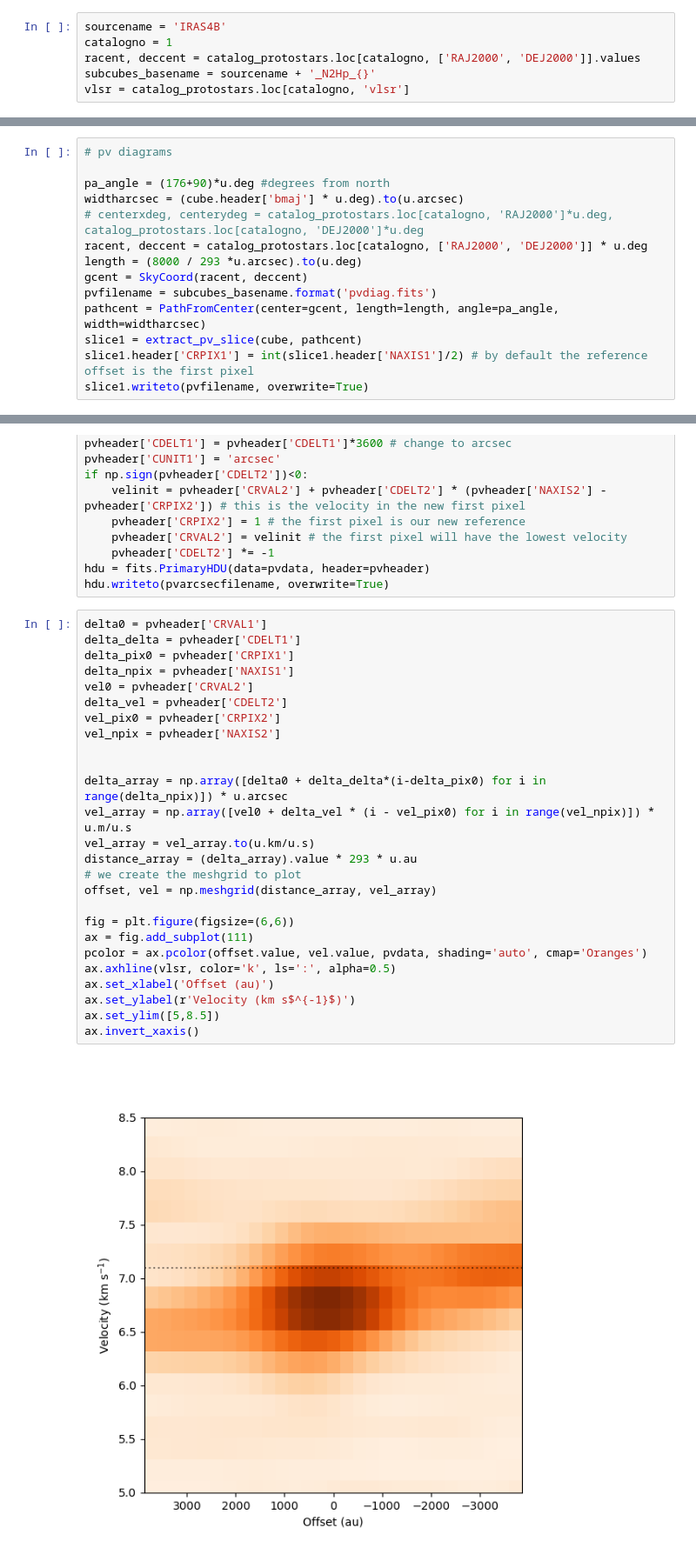
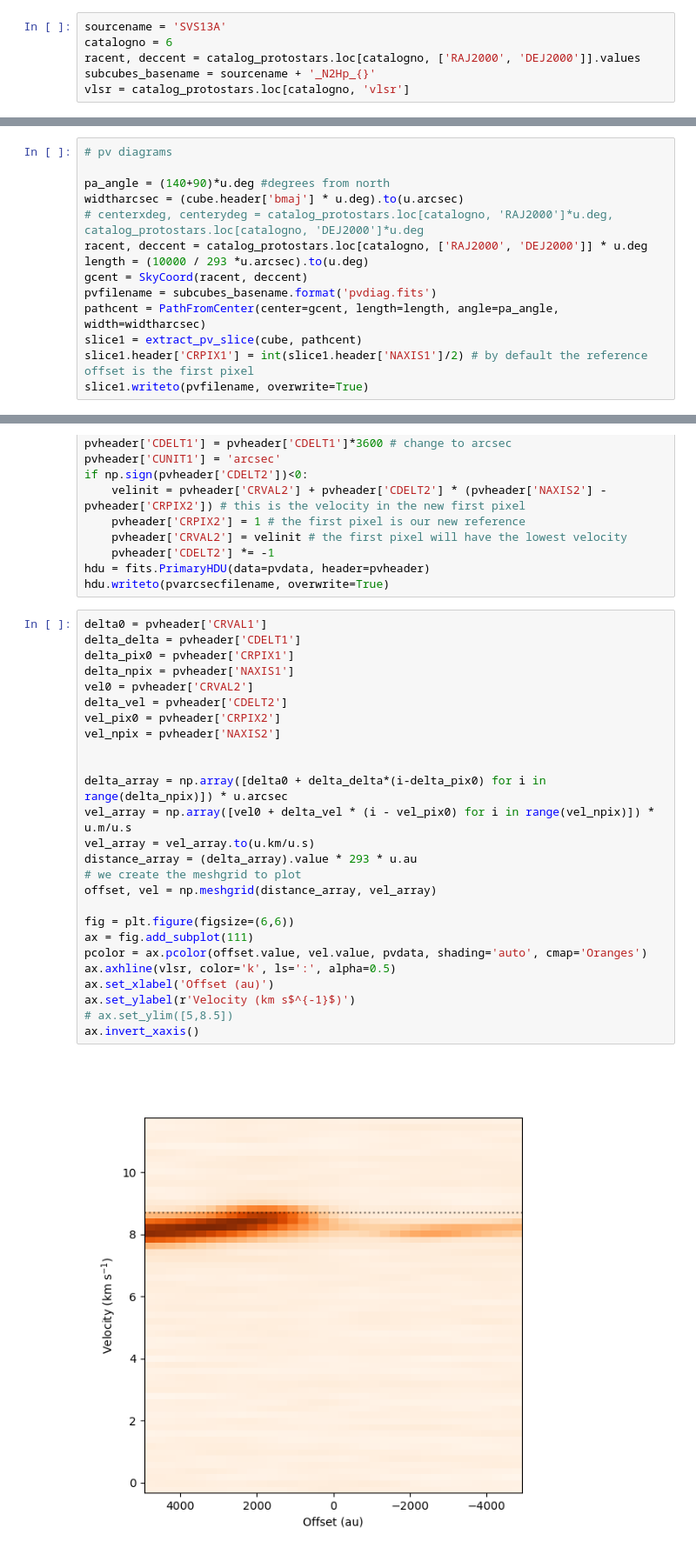
Before and after one commit to tere-valdivia/propstar_gasflow, a Jupyter notebook: analysis/protostar_cutouts/cutout_N2Hp.ipynb, the cells around one changed output, grey strips where cells are left out. Shown at 87% size. Drawn from its saved outputs; the diff is of its cells as text.

```diff
--- a/analysis/protostar_cutouts/cutout_N2Hp.ipynb
+++ b/analysis/protostar_cutouts/cutout_N2Hp.ipynb
@@ -44,8 +44,8 @@ if cut_clusters:
 
 catalog_protostars = pd.read_csv(sourcecat)
 # %%
-sourcename = 'IRAS4B'
-catalogno = 1
+sourcename = 'SVS13A'
+catalogno = 6
 racent, deccent = catalog_protostars.loc[catalogno, ['RAJ2000', 'DEJ2000']].values
 subcubes_basename = sourcename + '_N2Hp_{}'
 vlsr = catalog_protostars.loc[catalogno, 'vlsr']
@@ -102,11 +102,11 @@ if cut_clusters:
 # %%
 # pv diagrams
 
-pa_angle = (176+90)*u.deg #degrees from north
+pa_angle = (140+90)*u.deg #degrees from north
 widtharcsec = (cube.header['bmaj'] * u.deg).to(u.arcsec)
 # centerxdeg, centerydeg = catalog_protostars.loc[catalogno, 'RAJ2000']*u.deg, catalog_protostars.loc[catalogno, 'DEJ2000']*u.deg
 racent, deccent = catalog_protostars.loc[catalogno, ['RAJ2000', 'DEJ2000']] * u.deg
-length = (8000 / 293 *u.arcsec).to(u.deg)
+length = (10000 / 293 *u.arcsec).to(u.deg)
 gcent = SkyCoord(racent, deccent)
 pvfilename = subcubes_basename.format('pvdiag.fits')
 pathcent = PathFromCenter(center=gcent, length=length, angle=pa_angle, width=widtharcsec)
@@ -129,28 +129,28 @@ hdu.writeto(pvarcsecfilename, overwrite=True)
 # %%
 delta0 = pvheader['CRVAL1']
 delta_delta = pvheader['CDELT1']
 delta_pix0 = pvheader['CRPIX1']
 delta_npix = pvheader['NAXIS1']
 vel0 = pvheader['CRVAL2']
 delta_vel = pvheader['CDELT2']
 vel_pix0 = pvheader['CRPIX2']
 vel_npix = pvheader['NAXIS2']
 
 
 delta_array = np.array([delta0 + delta_delta*(i-delta_pix0) for i in range(delta_npix)]) * u.arcsec
 vel_array = np.array([vel0 + delta_vel * (i - vel_pix0) for i in range(vel_npix)]) * u.m/u.s
 vel_array = vel_array.to(u.km/u.s)
 distance_array = (delta_array).value * 293 * u.au
 # we create the meshgrid to plot
 offset, vel = np.meshgrid(distance_array, vel_array)
 
 fig = plt.figure(figsize=(6,6))
 ax = fig.add_subplot(111)
 pcolor = ax.pcolor(offset.value, vel.value, pvdata, shading='auto', cmap='Oranges')
 ax.axhline(vlsr, color='k', ls=':', alpha=0.5)
 ax.set_xlabel('Offset (au)')
 ax.set_ylabel(r'Velocity (km s$^{-1}$)')
-ax.set_ylim([5,8.5])
+# ax.set_ylim([5,8.5])
 ax.invert_xaxis()
 # %% [output]
-[figure, old version]
+[figure, new version]
```
Also changed, not shown: 57 other files.
